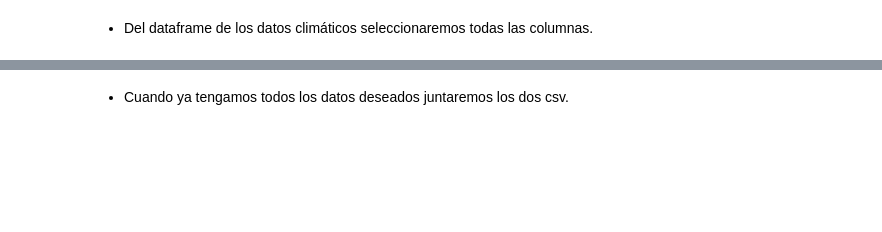
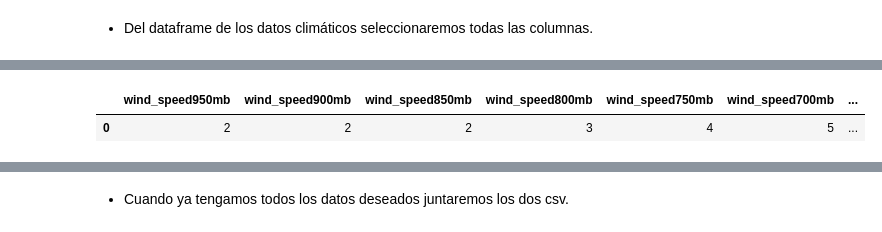
Before and after one commit to Adalab/DA-MODULO-2-ANAIS-LUCIA-LARA, a Jupyter notebook: ETL/ETL2.ipynb, the cells around one changed output, grey strips where cells are left out. Cells and saved outputs as stored; diff of their text form; code cells hidden in the pictures; blank space fills up the shorter version.

```diff
--- a/ETL/ETL2.ipynb
+++ b/ETL/ETL2.ipynb
@@ -50,0 +100,5 @@ array(['USA', 'Australia', 'South Africa', 'New Zealand',
+# %%
+df_clima.head(1)
+# %% [output]
+|  | wind_speed950mb | wind_speed900mb | wind_speed850mb | wind_speed800mb | wind_speed750mb | wind_speed700mb | ... |
+| 0 | 2 | 2 | 2 | 3 | 4 | 5 | ... |
```
Also changed, not shown: parts of 20 cells of this notebook, 7 other files.
